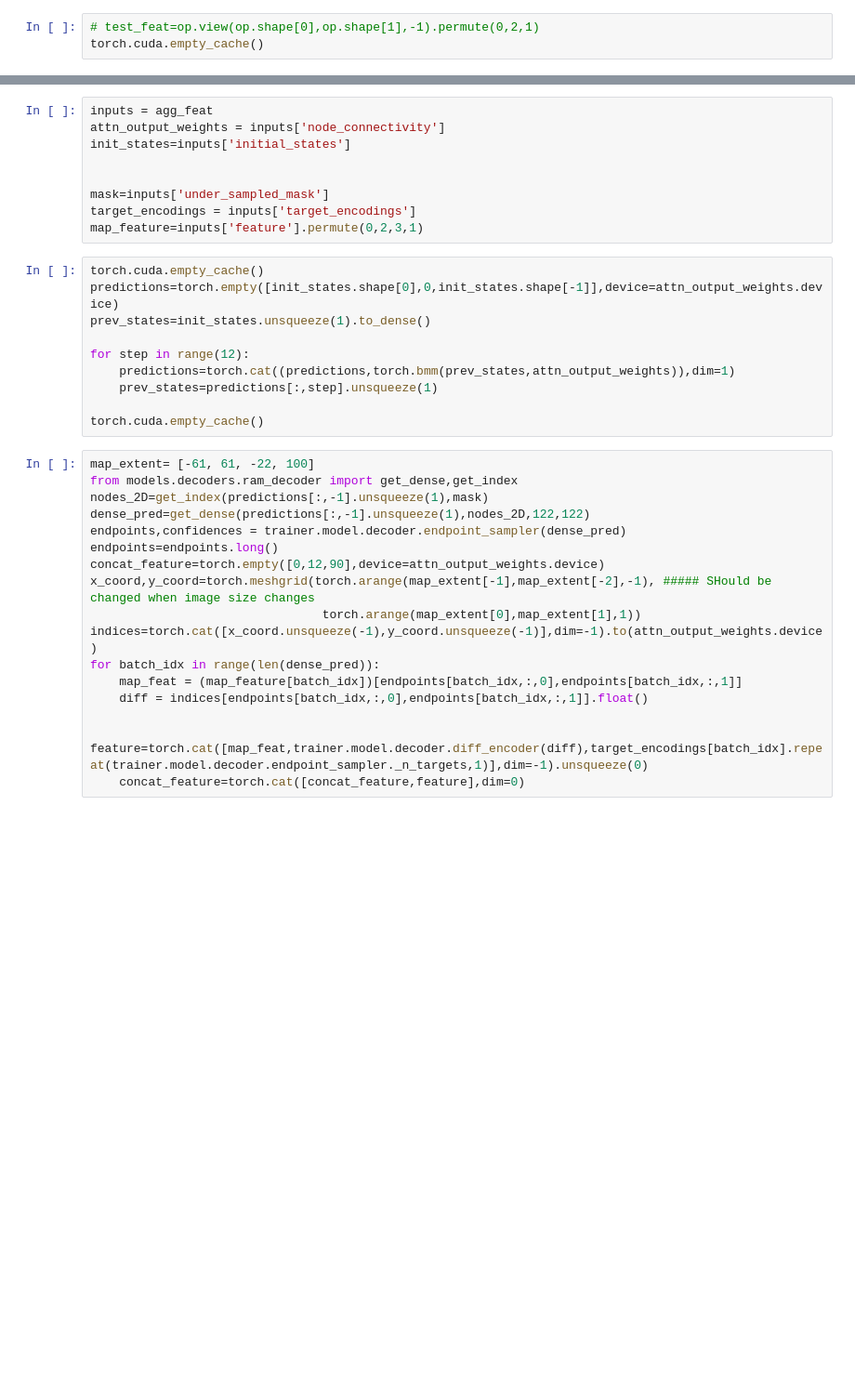
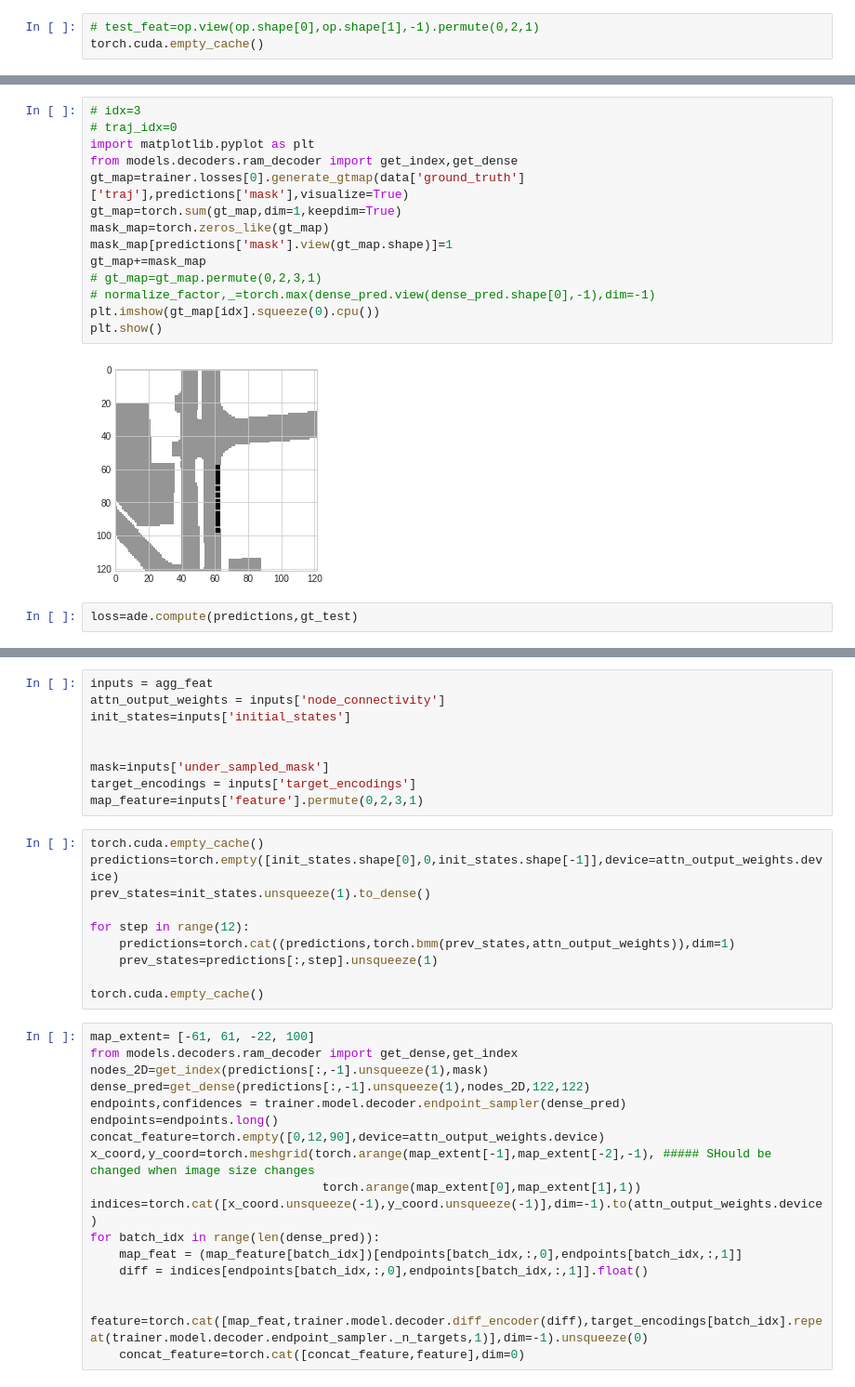
Before and after one commit to tudelft-iv-students/offline-tracking-with-object-permanence, a Jupyter notebook: test.ipynb, the cells around one changed output, grey strips where cells are left out. Shown: that part at 93% size. Cells and saved outputs as stored; diff of their text form; blank space fills up the shorter version.

```diff
--- a/test.ipynb
+++ b/test.ipynb
@@ -360,0 +363,18 @@ Self CPU time total: 58.078ms
+# %%
+# idx=3
+# traj_idx=0
+import matplotlib.pyplot as plt
+from models.decoders.ram_decoder import get_index,get_dense
+gt_map=trainer.losses[0].generate_gtmap(data['ground_truth']['traj'],predictions['mask'],visualize=True)
+gt_map=torch.sum(gt_map,dim=1,keepdim=True)
+mask_map=torch.zeros_like(gt_map)
+mask_map[predictions['mask'].view(gt_map.shape)]=1
+gt_map+=mask_map
+# gt_map=gt_map.permute(0,2,3,1)
+# normalize_factor,_=torch.max(dense_pred.view(dense_pred.shape[0],-1),dim=-1)
+plt.imshow(gt_map[idx].squeeze(0).cpu())
+plt.show()
+# %% [output]
+[figure, added]
+# %%
+loss=ade.compute(predictions,gt_test)
```
Also changed, not shown: parts of 50 cells of this notebook, 28 other files.
